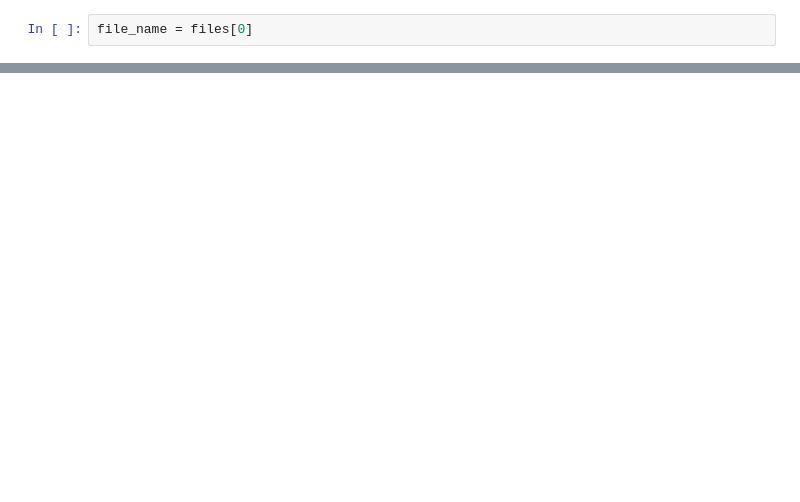
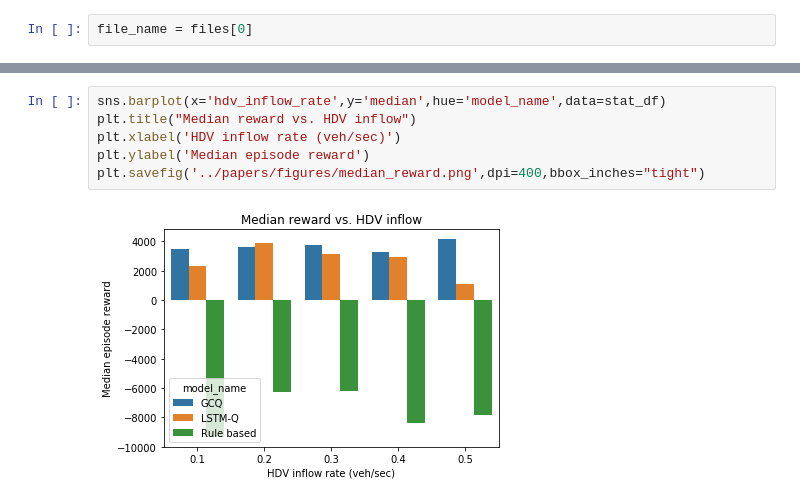
Before and after one commit to JiqianDong/GCQ_source, a Jupyter notebook: Result .ipynb, the cells around one changed output, grey strips where cells are left out. Saved outputs shown, nothing was run; the diff lists cells and outputs as text; blank space fills up the shorter version.

```diff
--- a/Result .ipynb
+++ b/Result .ipynb
@@ -94,0 +173,8 @@ sns.lineplot(x='num_hv',y='median',hue='model_name',data=stat_df)
+# %%
+sns.barplot(x='hdv_inflow_rate',y='median',hue='model_name',data=stat_df)
+plt.title("Median reward vs. HDV inflow")
+plt.xlabel('HDV inflow rate (veh/sec)')
+plt.ylabel('Median episode reward')
+plt.savefig('../papers/figures/median_reward.png',dpi=400,bbox_inches="tight")
+# %% [output]
+[figure, added]
```
Also changed, not shown: parts of 17 cells of this notebook, 29 other files.
